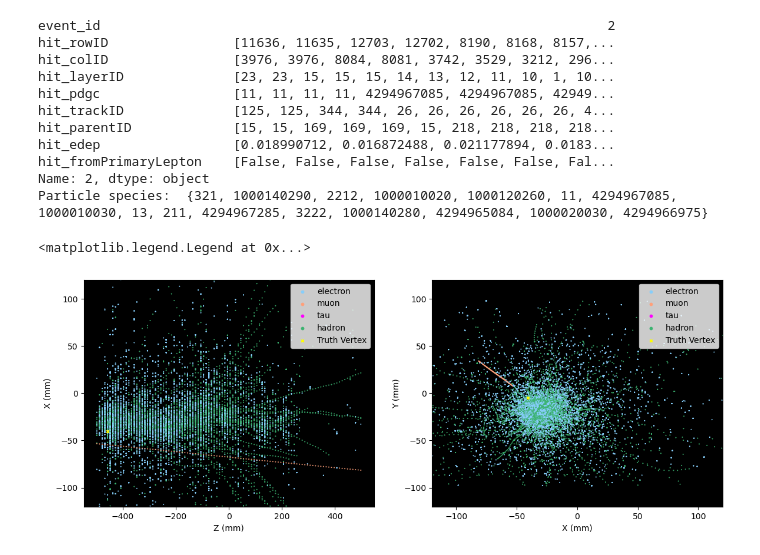
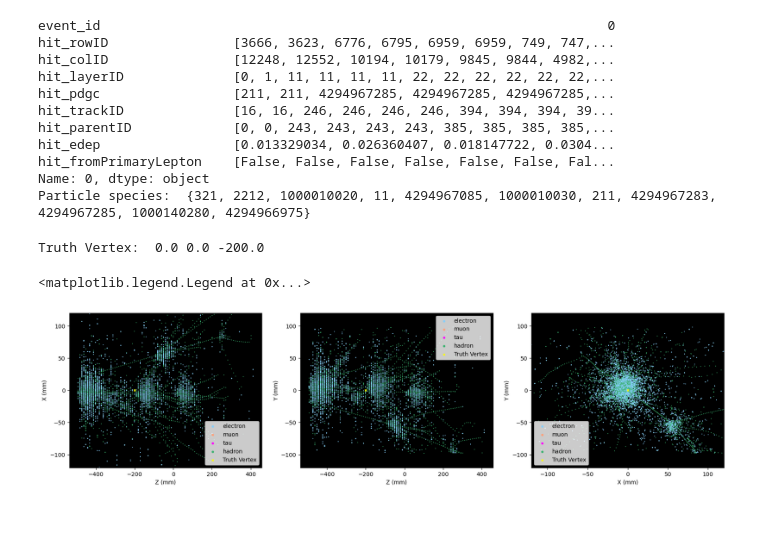
Before and after one commit to PinpointDetector/Pinpoint_G4, a Jupyter notebook: notebooks/3dEventDisplays.ipynb, the cells around one changed output. Drawn from its saved outputs; the diff is of its cells as text; code cells hidden in the pictures; blank space fills up the shorter version.

```diff
--- a/notebooks/3dEventDisplays.ipynb
+++ b/notebooks/3dEventDisplays.ipynb
@@ -20,7 +20,7 @@ df = uproot.open("../build/nutau-test2.root:Hits")["pixelHits"].arrays(library="
 geom = uproot.open("../build/nutau-test2.root:geometry").arrays(library="np")
 truth_df = uproot.open("../build/nutau-test2.root:event").arrays(library="pd")
 # %%
-idx = 2
+idx = 0
 
 print(df.iloc[idx])
 row = df.iloc[idx]
@@ -34,8 +34,8 @@ truth = truth_df.iloc[idx]
 # })
 
 long_df = pd.DataFrame({
-    "x": [geom['pixel_Xpos'][0][int(i)] for i in row["hit_rowID"]],
-    "y": [geom['pixel_Ypos'][0][int(i)] for i in row["hit_colID"]],
+    "x": [geom['pixel_Xpos'][0][int(i)-1] for i in row["hit_colID"]],
+    "y": [geom['pixel_Ypos'][0][int(i)-1] for i in row["hit_rowID"]],
     "z": [geom['pixel_Zpos'][0][int(i)] for i in row["hit_layerID"]],
     "pdg": row["hit_pdgc"],
     "isPrimary": row["hit_fromPrimaryLepton"]
@@ -43,17 +43,17 @@ long_df = pd.DataFrame({
 
 print("Particle species: ", set(long_df["pdg"]))
 # %% [output]
-event_id                                                                 2
-hit_rowID                [11636, 11635, 12703, 12702, 8190, 8168, 8157,...
-hit_colID                [3976, 3976, 8084, 8081, 3742, 3529, 3212, 296...
-hit_layerID              [23, 23, 15, 15, 15, 14, 13, 12, 11, 10, 1, 10...
-hit_pdgc                 [11, 11, 11, 11, 4294967085, 4294967085, 42949...
-hit_trackID              [125, 125, 344, 344, 26, 26, 26, 26, 26, 26, 4...
-hit_parentID             [15, 15, 169, 169, 169, 15, 218, 218, 218, 218...
-hit_edep                 [0.018990712, 0.016872488, 0.021177894, 0.0183...
+event_id                                                                 0
+hit_rowID                [3666, 3623, 6776, 6795, 6959, 6959, 749, 747,...
+hit_colID                [12248, 12552, 10194, 10179, 9845, 9844, 4982,...
+hit_layerID              [0, 1, 11, 11, 11, 11, 22, 22, 22, 22, 22, 22,...
+hit_pdgc                 [211, 211, 4294967285, 4294967285, 4294967285,...
+hit_trackID              [16, 16, 246, 246, 246, 246, 394, 394, 394, 39...
+hit_parentID             [0, 0, 243, 243, 243, 243, 385, 385, 385, 385,...
+hit_edep                 [0.013329034, 0.026360407, 0.018147722, 0.0304...
 hit_fromPrimaryLepton    [False, False, False, False, False, False, Fal...
-Name: 2, dtype: object
-Particle species:  {321, 1000140290, 2212, 1000010020, 1000120260, 11, 4294967085, 1000010030, 13, 211, 4294967285, 3222, 1000140280, 4294965084, 1000020030, 4294966975}
+Name: 0, dtype: object
+Particle species:  {321, 2212, 1000010020, 11, 4294967085, 1000010030, 211, 4294967283, 4294967285, 1000140280, 4294966975}
 # %%
 def pdg_to_particle(pdg):
     if abs(pdg) == 11:
@@ -123,7 +123,7 @@ fig = px.scatter_3d(
 fig.update_traces(marker=dict(size=1))
 fig.show()
 # %%
-fig, ax = plt.subplots(ncols=2, figsize=(14,5))
+fig, ax = plt.subplots(ncols=3, figsize=(21,5))
 
 def apply_color(particle):
     if particle == "electron":
@@ -134,36 +134,52 @@ def apply_color(particle):
         return "magenta"
     return "mediumseagreen"
 
 long_df["particle_colour"] = long_df["particle"].apply(apply_color)
 
 
 ax[0].scatter(long_df["z"], long_df["x"], c=long_df["particle_colour"], marker='.', s=1)
-ax[1].scatter(long_df["x"], long_df["y"], c=long_df["particle_colour"], marker='.', s=1)
+ax[1].scatter(long_df["z"], long_df["y"], c=long_df["particle_colour"], marker='.', s=1)
+ax[2].scatter(long_df["x"], long_df["y"], c=long_df["particle_colour"], marker='.', s=1)
 
 ax[0].scatter([], [], c='lightskyblue', label='electron', s=10)
 ax[0].scatter([], [], c='lightsalmon', label='muon', s=10)
 ax[0].scatter([], [], c='magenta', label='tau', s=10)
 ax[0].scatter([], [], c='mediumseagreen', label='hadron', s=10)
 
 ax[1].scatter([], [], c='lightskyblue', label='electron', s=10)
 ax[1].scatter([], [], c='lightsalmon', label='muon', s=10)
 ax[1].scatter([], [], c='magenta', label='tau', s=10)
 ax[1].scatter([], [], c='mediumseagreen', label='hadron', s=10)
 
+ax[2].scatter([], [], c='lightskyblue', label='electron', s=10)
+ax[2].scatter([], [], c='lightsalmon', label='muon', s=10)
+ax[2].scatter([], [], c='magenta', label='tau', s=10)
+ax[2].scatter([], [], c='mediumseagreen', label='hadron', s=10)
+
 ax[0].scatter(truth['initZ'], truth['initX'], c='yellow', marker='x', label='Truth Vertex', s=10)
-ax[1].scatter(truth['initX'], truth['initY'], c='yellow', marker='x', label='Truth Vertex', s=10)
+ax[1].scatter(truth['initZ'], truth['initY'], c='yellow', marker='x', label='Truth Vertex', s=10)
+ax[2].scatter(truth['initX'], truth['initY'], c='yellow', marker='x', label='Truth Vertex', s=10)
+
+print("Truth Vertex: ", truth['initX'], truth['initY'], truth['initZ'])
+
 
 ax[0].set_xlabel("Z (mm)")
 ax[0].set_ylabel("X (mm)")
-ax[1].set_xlabel("X (mm)")
+ax[1].set_xlabel("Z (mm)")
 ax[1].set_ylabel("Y (mm)")
+ax[2].set_xlabel("X (mm)")
+ax[2].set_ylabel("Y (mm)")
 ax[0].set_ylim(-120, 120)
-ax[1].set_xlim(-120, 120)
 ax[1].set_ylim(-120, 120)
+ax[2].set_xlim(-120, 120)
+ax[2].set_ylim(-120, 120)
 ax[0].set_facecolor('black')
 ax[1].set_facecolor('black')
+ax[2].set_facecolor('black')
 ax[0].legend()
 ax[1].legend()
+ax[2].legend()
 # %% [output]
-<matplotlib.legend.Legend at 0x...>
+Truth Vertex:  0.0 0.0 -200.0
+<matplotlib.legend.Legend at 0x...>
-[figure, old version]
+[figure, new version]
```
Also changed, not shown: 6 other files.
